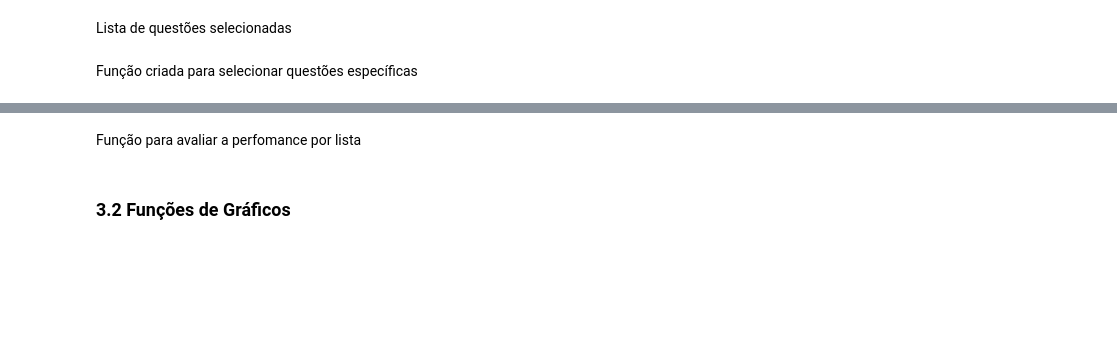
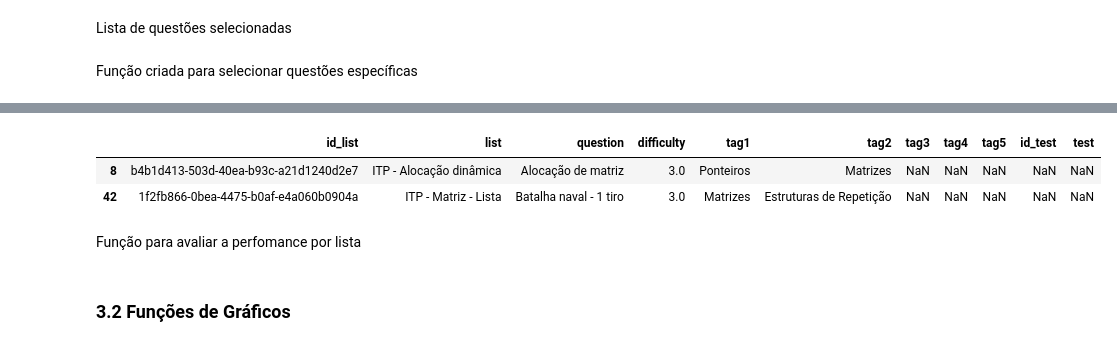
Before and after one commit to vilsonrodrigues/Projeto_Orientacao_Academica_LoP, a Jupyter notebook: Projeto_Orientacao_Academica_LoP.ipynb, the cells around one changed output, grey strips where cells are left out. Saved outputs shown, nothing was run; the diff lists cells and outputs as text; code cells hidden in the pictures; blank space fills up the shorter version.

```diff
--- a/Projeto_Orientacao_Academica_LoP.ipynb
+++ b/Projeto_Orientacao_Academica_LoP.ipynb
@@ -478,4 +460,4 @@ def select_questions(df_question_data,df_lop_lists):
   #return pd.concat([df_prov1, df_prov2],axis=0).copy()
   return df_prov1
 # %%
-select_questions(df_question_data, df_lop_lists)
+df_questions_selected = select_questions(df_question_data, df_lop_lists)
@@ -500,3 +464,9 @@ select_questions(df_question_data, df_lop_lists)
+# %%
+df_questions_selected.head(2)
+# %% [output]
+|  | id_list | list | question | difficulty | tag1 | tag2 | tag3 | tag4 | tag5 | id_test | test |
+| 8 | b4b1d413-503d-40ea-b93c-a21d1240d2e7 | ITP - Alocação dinâmica | Alocação de matriz | 3.0 | Ponteiros | Matrizes | NaN | NaN | NaN | NaN | NaN |
+| 42 | 1f2fb866-0bea-4475-b0af-e4a060b0904a | ITP - Matriz - Lista | Batalha naval - 1 tiro | 3.0 | Matrizes | Estruturas de Repetição | NaN | NaN | NaN | NaN | NaN |
 # %% [markdown]
 Função para avaliar a perfomance por lista
 # %%
```
Also changed, not shown: parts of 27 cells of this notebook.
